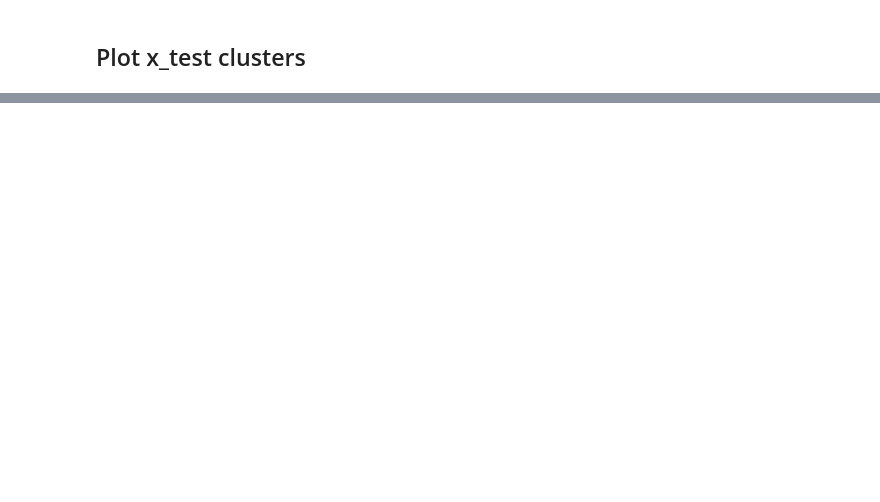
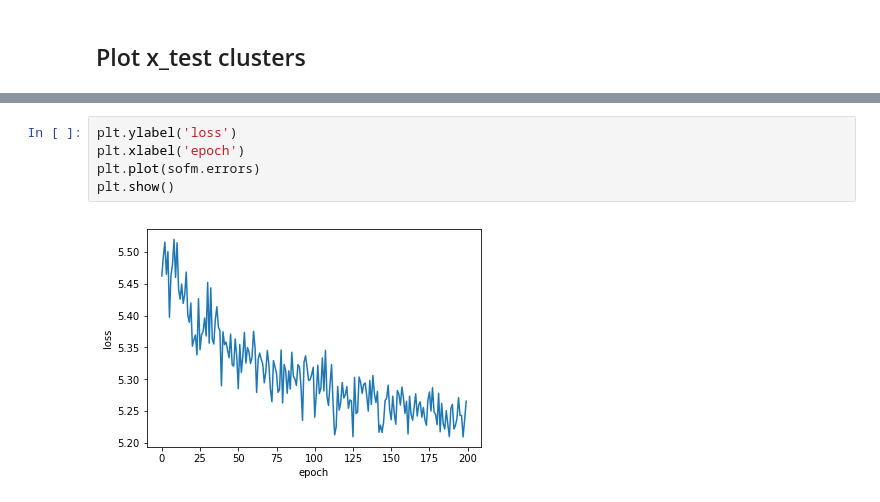
Before and after one commit to kal0ian/fmi_neural_networks_and_ga, a Jupyter notebook: NN points clustering.ipynb, the cells around one changed output, grey strips where cells are left out. Saved outputs shown, nothing was run; the diff lists cells and outputs as text; blank space fills up the shorter version.

```diff
--- a/NN points clustering.ipynb
+++ b/NN points clustering.ipynb
@@ -77,0 +81,7 @@ plt.show()
+# %%
+plt.ylabel('loss')
+plt.xlabel('epoch')
+plt.plot(sofm.errors)
+plt.show()
+# %% [output]
+[figure, added]
```
Also changed, not shown: parts of 4 cells of this notebook, 23 other files.
